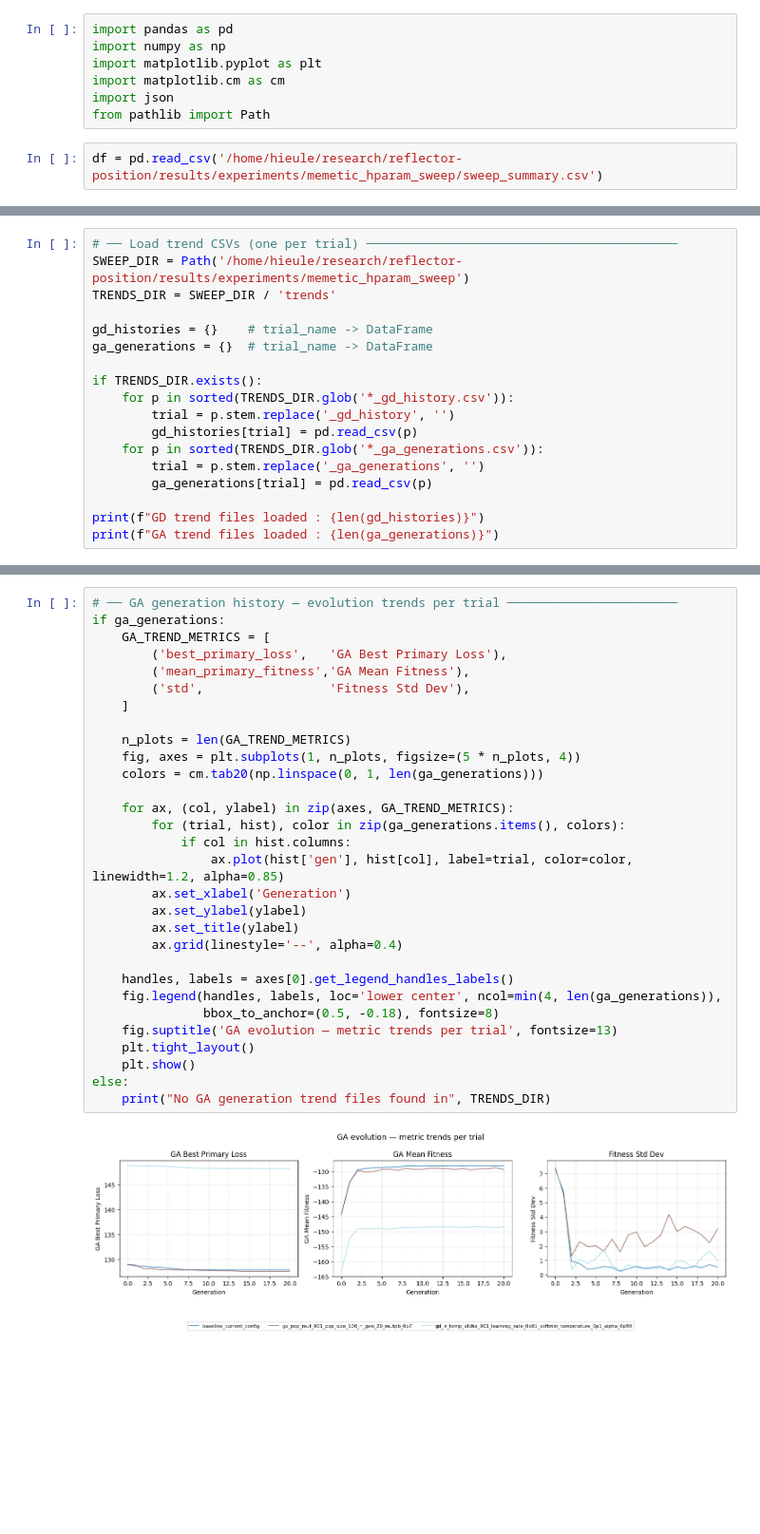
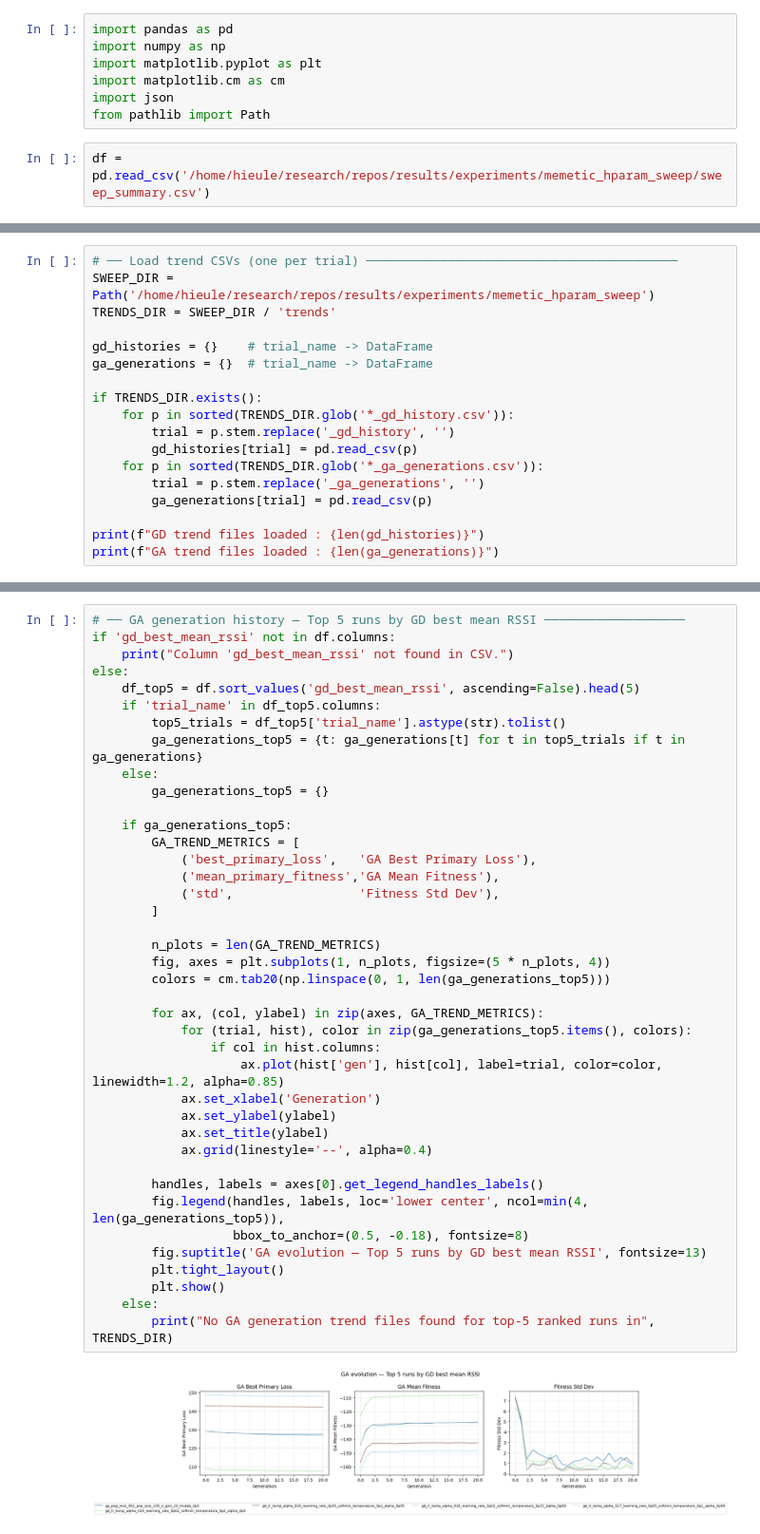
Before and after one commit to hieutrungle/repos, a Jupyter notebook: notebooks/results_analysis.ipynb, the cells around one changed output, grey strips where cells are left out. Shown at 95% size. Saved outputs shown, nothing was run; the diff lists cells and outputs as text; blank space fills up the shorter version.

Commit message:
result analysis

```diff
--- a/notebooks/results_analysis.ipynb
+++ b/notebooks/results_analysis.ipynb
@@ -6,7 +6,7 @@ import matplotlib.cm as cm
 import json
 from pathlib import Path
 # %%
-df = pd.read_csv('/home/hieule/research/reflector-position/results/experiments/memetic_hparam_sweep/sweep_summary.csv')
+df = pd.read_csv('/home/hieule/research/repos/results/experiments/memetic_hparam_sweep/sweep_summary.csv')
 # %%
 df.head()
 # %% [output]
@@ -18,6 +41,6 @@ df.head()
 # %%
 # ── Load trend CSVs (one per trial) ──────────────────────────────────────────
-SWEEP_DIR = Path('/home/hieule/research/reflector-position/results/experiments/memetic_hparam_sweep')
+SWEEP_DIR = Path('/home/hieule/research/repos/results/experiments/memetic_hparam_sweep')
 TRENDS_DIR = SWEEP_DIR / 'trends'
 
 gd_histories = {}    # trial_name -> DataFrame
@@ -142,35 +224,45 @@ else:
 # %%
-# ── GA generation history — evolution trends per trial ───────────────────────
-if ga_generations:
-    GA_TREND_METRICS = [
-        ('best_primary_loss',   'GA Best Primary Loss'),
-        ('mean_primary_fitness','GA Mean Fitness'),
-        ('std',                 'Fitness Std Dev'),
-    ]
+# ── GA generation history — Top 5 runs by GD best mean RSSI ───────────────────
+if 'gd_best_mean_rssi' not in df.columns:
+    print("Column 'gd_best_mean_rssi' not found in CSV.")
+else:
+    df_top5 = df.sort_values('gd_best_mean_rssi', ascending=False).head(5)
+    if 'trial_name' in df_top5.columns:
+        top5_trials = df_top5['trial_name'].astype(str).tolist()
+        ga_generations_top5 = {t: ga_generations[t] for t in top5_trials if t in ga_generations}
+    else:
+        ga_generations_top5 = {}
 
-    n_plots = len(GA_TREND_METRICS)
-    fig, axes = plt.subplots(1, n_plots, figsize=(5 * n_plots, 4))
-    colors = cm.tab20(np.linspace(0, 1, len(ga_generations)))
+    if ga_generations_top5:
+        GA_TREND_METRICS = [
+            ('best_primary_loss',   'GA Best Primary Loss'),
+            ('mean_primary_fitness','GA Mean Fitness'),
+            ('std',                 'Fitness Std Dev'),
+        ]
 
-    for ax, (col, ylabel) in zip(axes, GA_TREND_METRICS):
-        for (trial, hist), color in zip(ga_generations.items(), colors):
-            if col in hist.columns:
-                ax.plot(hist['gen'], hist[col], label=trial, color=color, linewidth=1.2, alpha=0.85)
-        ax.set_xlabel('Generation')
-        ax.set_ylabel(ylabel)
-        ax.set_title(ylabel)
-        ax.grid(linestyle='--', alpha=0.4)
+        n_plots = len(GA_TREND_METRICS)
+        fig, axes = plt.subplots(1, n_plots, figsize=(5 * n_plots, 4))
+        colors = cm.tab20(np.linspace(0, 1, len(ga_generations_top5)))
 
-    handles, labels = axes[0].get_legend_handles_labels()
-    fig.legend(handles, labels, loc='lower center', ncol=min(4, len(ga_generations)),
-               bbox_to_anchor=(0.5, -0.18), fontsize=8)
-    fig.suptitle('GA evolution — metric trends per trial', fontsize=13)
-    plt.tight_layout()
-    plt.show()
-else:
-    print("No GA generation trend files found in", TRENDS_DIR)
+        for ax, (col, ylabel) in zip(axes, GA_TREND_METRICS):
+            for (trial, hist), color in zip(ga_generations_top5.items(), colors):
+                if col in hist.columns:
+                    ax.plot(hist['gen'], hist[col], label=trial, color=color, linewidth=1.2, alpha=0.85)
+            ax.set_xlabel('Generation')
+            ax.set_ylabel(ylabel)
+            ax.set_title(ylabel)
+            ax.grid(linestyle='--', alpha=0.4)
+
+        handles, labels = axes[0].get_legend_handles_labels()
+        fig.legend(handles, labels, loc='lower center', ncol=min(4, len(ga_generations_top5)),
+                   bbox_to_anchor=(0.5, -0.18), fontsize=8)
+        fig.suptitle('GA evolution — Top 5 runs by GD best mean RSSI', fontsize=13)
+        plt.tight_layout()
+        plt.show()
+    else:
+        print("No GA generation trend files found for top-5 ranked runs in", TRENDS_DIR)
 # %% [output]
-[figure, old version]
+[figure, new version]
 # %%
 # ── Best trial deep-dive: GA best + GD initial → best → final ────────────────
 if 'gd_best_primary_loss' in df.columns and len(df) > 0:
```
Also changed, not shown: parts of 8 cells of this notebook.
